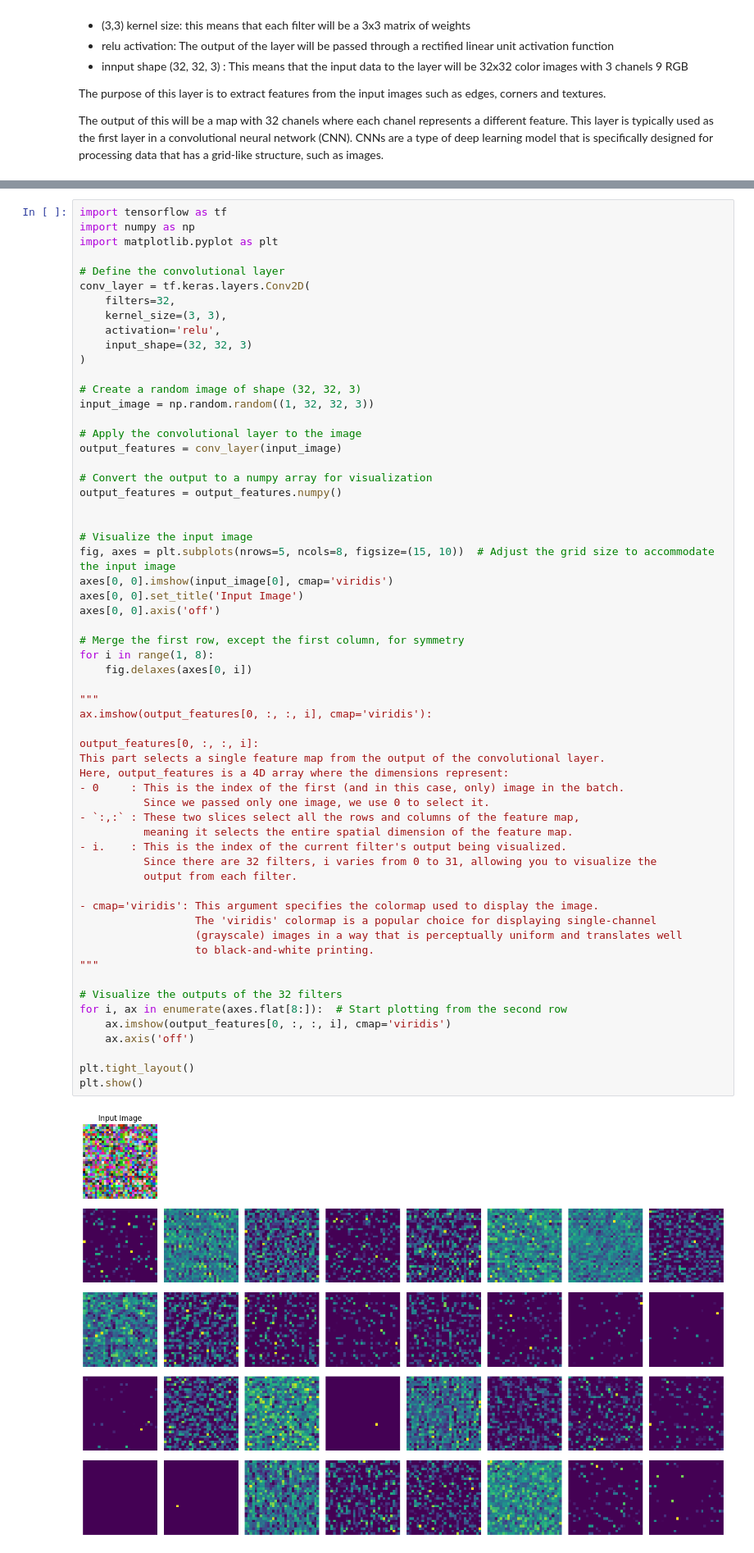
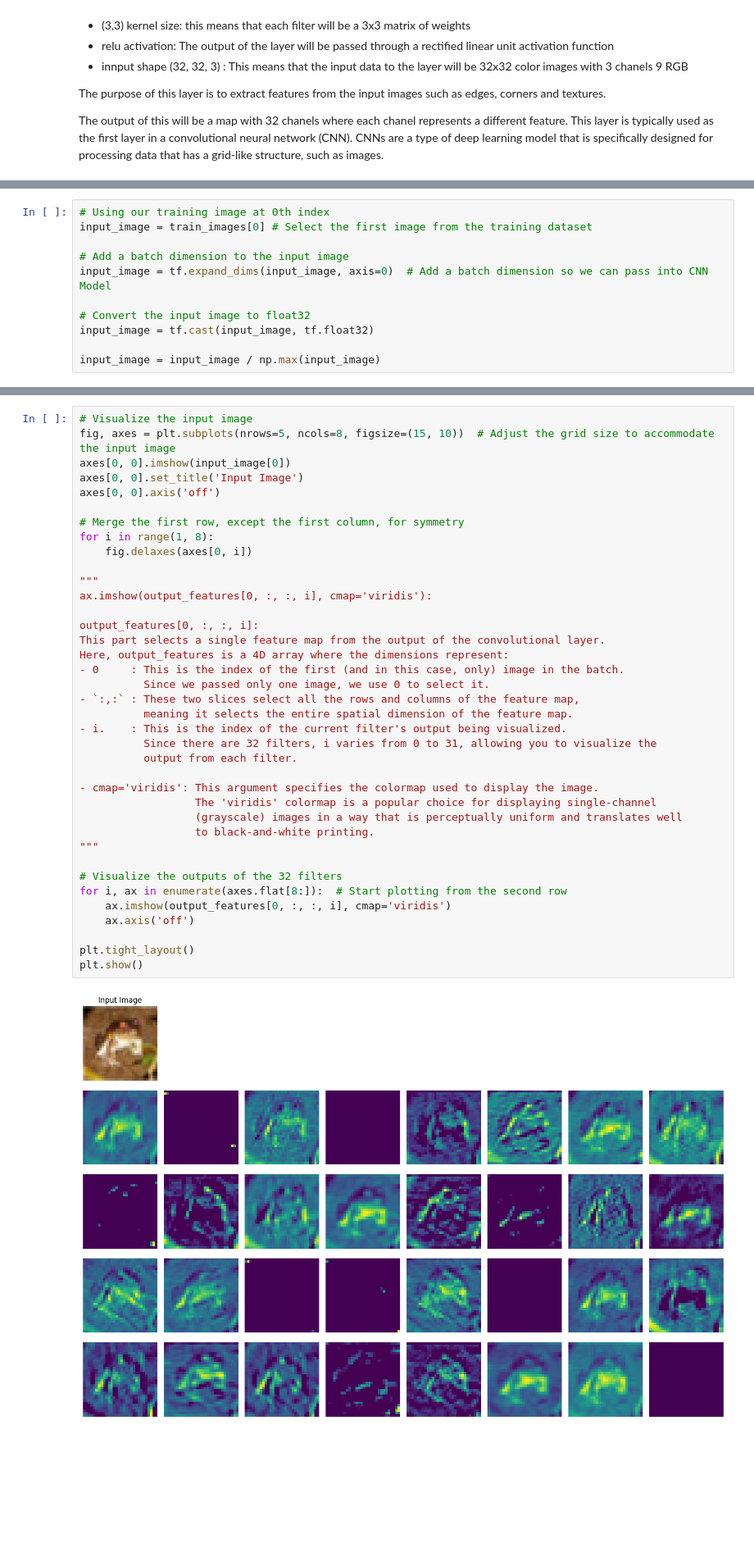
Before and after one commit to parthasarathydNU/gen-ai-coursework, a Jupyter notebook: cnn-intro/building_cnn.ipynb, the cells around one changed output, grey strips where cells are left out. Shown: that part at 82% size. Cells and saved outputs as stored; diff of their text form; blank space fills up the shorter version.

```diff
--- a/cnn-intro/building_cnn.ipynb
+++ b/cnn-intro/building_cnn.ipynb
@@ -158,0 +179,11 @@ To visualize the operation and effects of a convolutional layer in a CNN, it's h
+# %%
+# Using our training image at 0th index
+input_image = train_images[0] # Select the first image from the training dataset
+
+# Add a batch dimension to the input image
+input_image = tf.expand_dims(input_image, axis=0)  # Add a batch dimension so we can pass into CNN Model
+
+# Convert the input image to float32
+input_image = tf.cast(input_image, tf.float32)
+
+input_image = input_image / np.max(input_image)
@@ -159,29 +198,7 @@ To visualize the operation and effects of a convolutional layer in a CNN, it's h
 # %%
-import tensorflow as tf
-import numpy as np
-import matplotlib.pyplot as plt
-
-# Define the convolutional layer
-conv_layer = tf.keras.layers.Conv2D(
-    filters=32,
-    kernel_size=(3, 3),
-    activation='relu',
-    input_shape=(32, 32, 3)
-)
-
-# Create a random image of shape (32, 32, 3)
-input_image = np.random.random((1, 32, 32, 3))
-
-# Apply the convolutional layer to the image
-output_features = conv_layer(input_image)
-
-# Convert the output to a numpy array for visualization
-output_features = output_features.numpy()
-
-
 # Visualize the input image
 fig, axes = plt.subplots(nrows=5, ncols=8, figsize=(15, 10))  # Adjust the grid size to accommodate the input image
-axes[0, 0].imshow(input_image[0], cmap='viridis')
+axes[0, 0].imshow(input_image[0])
 axes[0, 0].set_title('Input Image')
 axes[0, 0].axis('off')
 
@@ -190,31 +207,31 @@ for i in range(1, 8):
     fig.delaxes(axes[0, i])
 
 """
 ax.imshow(output_features[0, :, :, i], cmap='viridis'):
 
 output_features[0, :, :, i]:
 This part selects a single feature map from the output of the convolutional layer.
 Here, output_features is a 4D array where the dimensions represent:
 - 0     : This is the index of the first (and in this case, only) image in the batch.
           Since we passed only one image, we use 0 to select it.
 - `:,:` : These two slices select all the rows and columns of the feature map,
           meaning it selects the entire spatial dimension of the feature map.
 - i.    : This is the index of the current filter's output being visualized.
           Since there are 32 filters, i varies from 0 to 31, allowing you to visualize the
           output from each filter.
 
 - cmap='viridis': This argument specifies the colormap used to display the image.
                   The 'viridis' colormap is a popular choice for displaying single-channel
                   (grayscale) images in a way that is perceptually uniform and translates well
                   to black-and-white printing.
 """
 
 # Visualize the outputs of the 32 filters
 for i, ax in enumerate(axes.flat[8:]):  # Start plotting from the second row
     ax.imshow(output_features[0, :, :, i], cmap='viridis')
     ax.axis('off')
 
 plt.tight_layout()
 plt.show()
 # %% [output]
-[figure, old version]
+[figure, new version]
```
Also changed, not shown: parts of 32 cells of this notebook.
